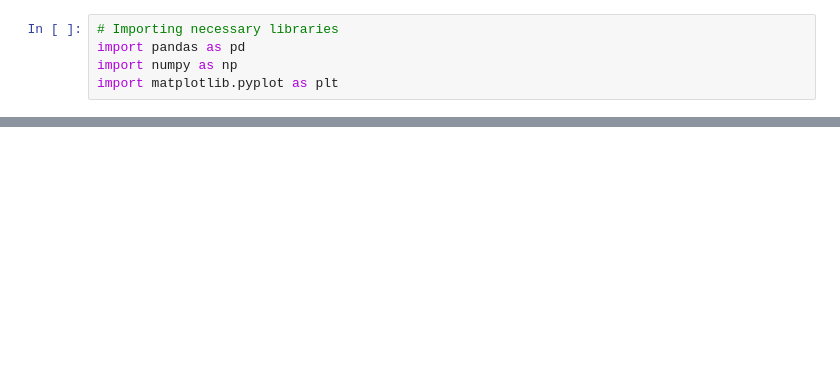
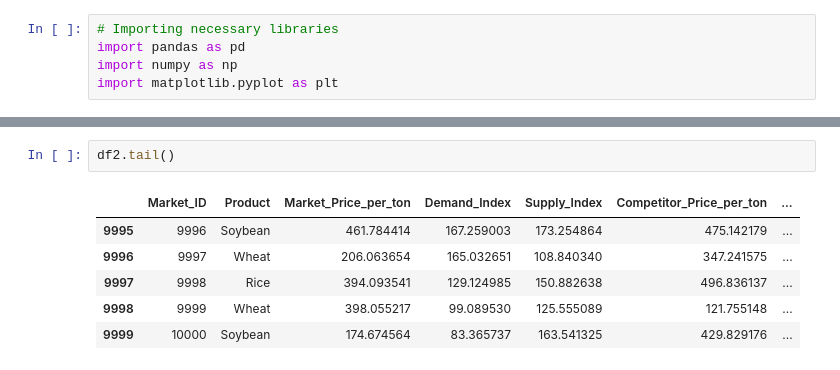
Before and after one commit to DiazHumberto/f_ds, a Jupyter notebook: notebooks/optimizing_sustainable_farming.ipynb, the cells around one changed output, grey strips where cells are left out. Drawn from its saved outputs; the diff is of its cells as text; blank space fills up the shorter version.

```diff
--- a/notebooks/optimizing_sustainable_farming.ipynb
+++ b/notebooks/optimizing_sustainable_farming.ipynb
@@ -55,0 +37,9 @@ print(df2.head())
+# %%
+df2.tail()
+# %% [output]
+|  | Market_ID | Product | Market_Price_per_ton | Demand_Index | Supply_Index | Competitor_Price_per_ton | ... |
+| 9995 | 9996 | Soybean | 461.784414 | 167.259003 | 173.254864 | 475.142179 | ... |
+| 9996 | 9997 | Wheat | 206.063654 | 165.032651 | 108.840340 | 347.241575 | ... |
+| 9997 | 9998 | Rice | 394.093541 | 129.124985 | 150.882638 | 496.836137 | ... |
+| 9998 | 9999 | Wheat | 398.055217 | 99.089530 | 125.555089 | 121.755148 | ... |
+| 9999 | 10000 | Soybean | 174.674564 | 83.365737 | 163.541325 | 429.829176 | ... |
```
Also changed, not shown: parts of 6 cells of this notebook.
